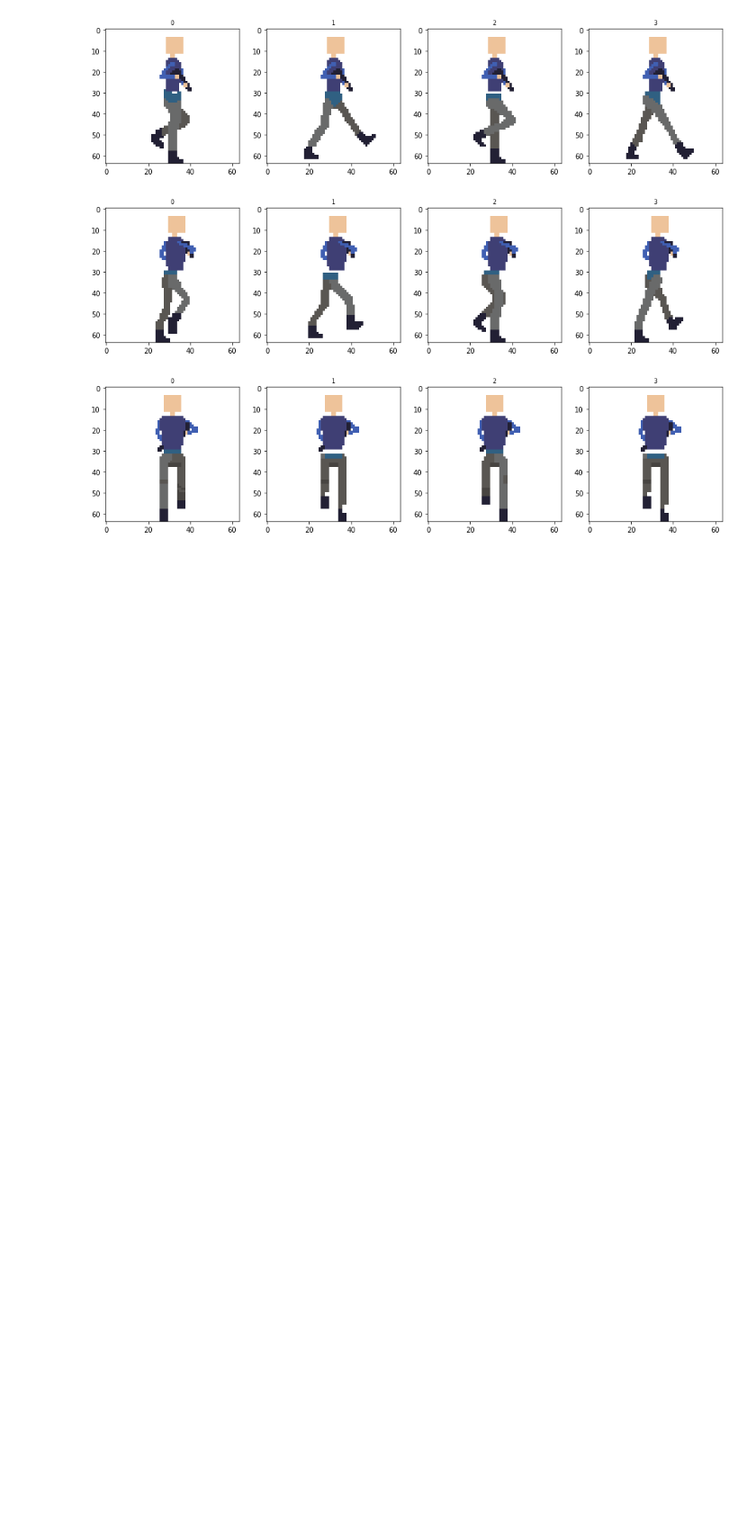
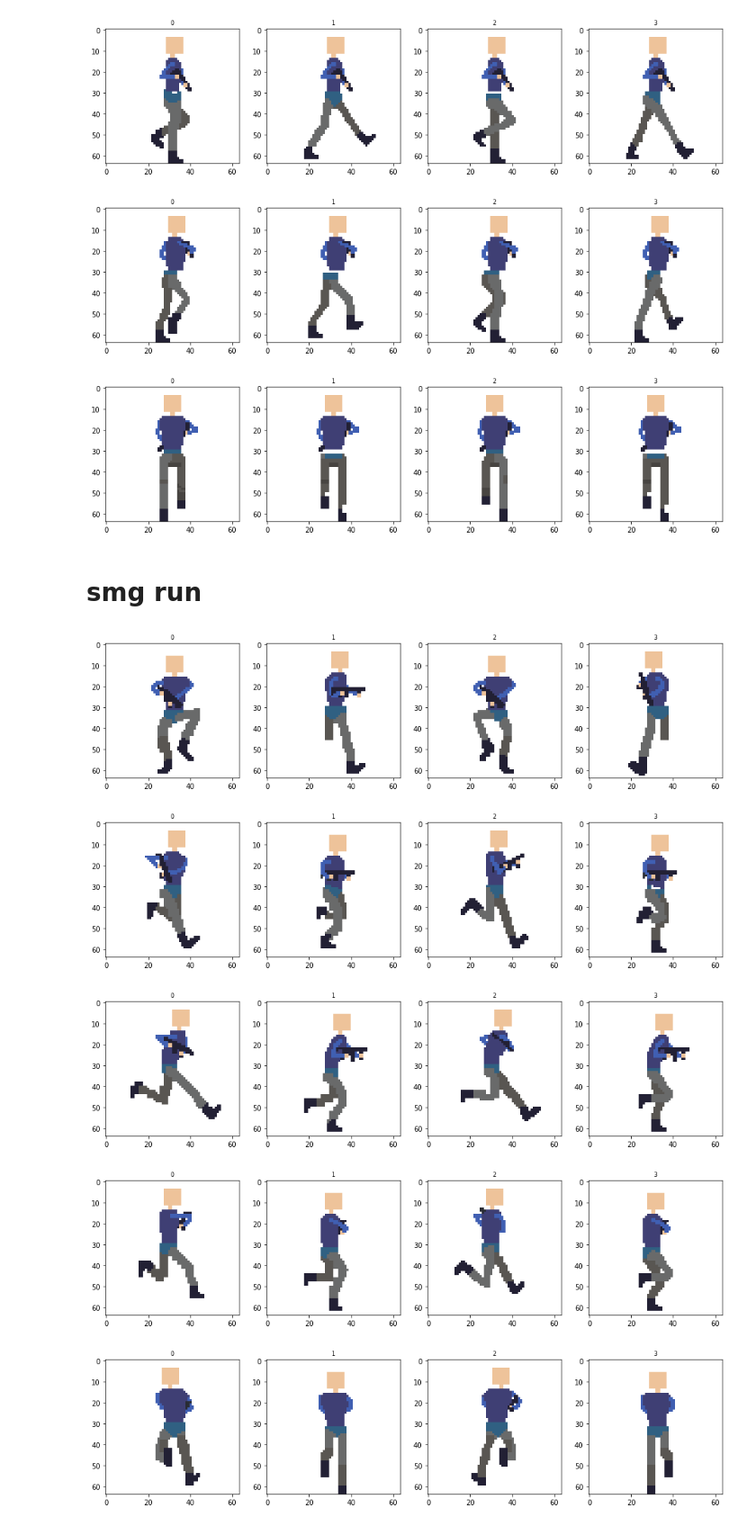
Before and after one commit to scrudgey/DJ2020-tools, a Jupyter notebook: sprite inspector.ipynb, the cells around one changed output. Shown: that part at 90% size. Saved outputs shown, nothing was run; the diff lists cells and outputs as text; code cells hidden in the pictures; blank space fills up the shorter version.

Commit message:
display run sprites

```diff
--- a/sprite inspector.ipynb
+++ b/sprite inspector.ipynb
@@ -132,3 +133,17 @@ gunwalk(shotgun_sprites)
 [figure]
 [figure]
 [figure]
+# %% [markdown]
+# smg run
+# %%
+display_images([combine(leg_sprites[47+i], smg_sprites[50+i]) for i in range(4)])
+display_images([combine(leg_sprites[51+i], smg_sprites[54+i]) for i in range(4)])
+display_images([combine(leg_sprites[55+i], smg_sprites[58+i]) for i in range(4)])
+display_images([combine(leg_sprites[59+i], smg_sprites[62+i]) for i in range(4)])
+display_images([combine(leg_sprites[63+i], smg_sprites[66+i]) for i in range(4)])
+# %% [output]
+[figure, added]
+[figure, added]
+[figure, added]
+[figure, added]
+[figure, added]
```
Also changed, not shown: parts of 4 cells of this notebook.
